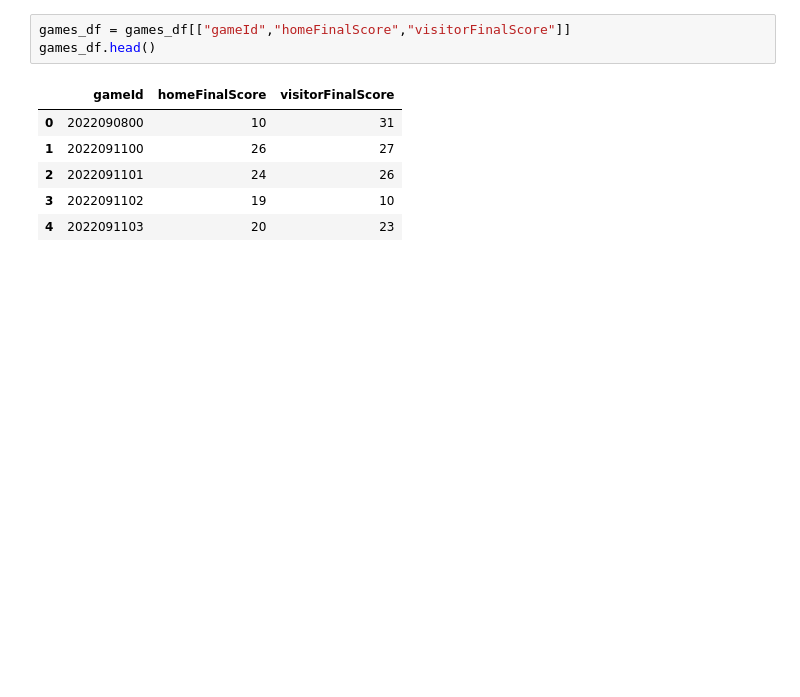
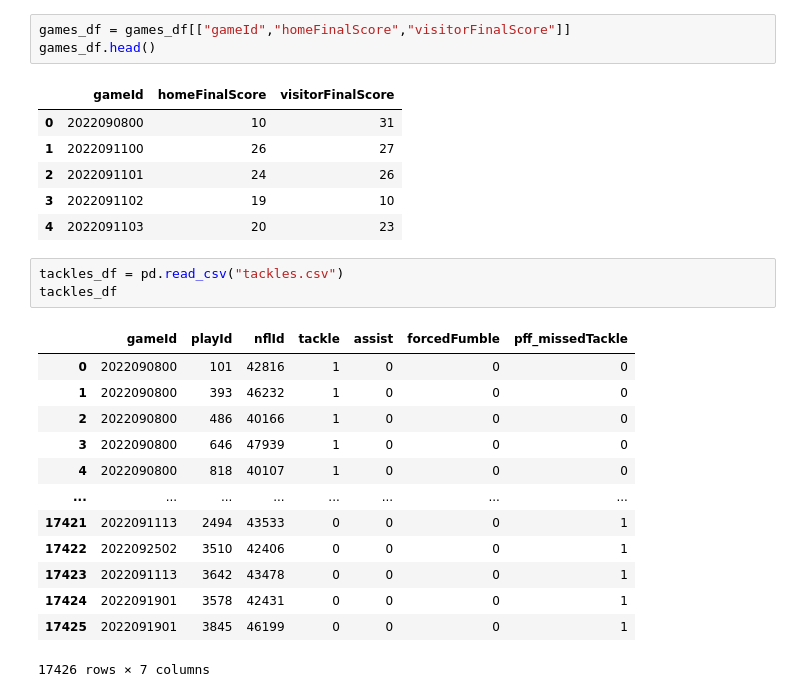
Before and after one commit to Srpboyz/NFLKaggle2024, a Jupyter notebook: main.ipynb, the cells around one changed output. Saved outputs shown, nothing was run; the diff lists cells and outputs as text; blank space fills up the shorter version.

Commit message:
Created df for tackles

```diff
--- a/main.ipynb
+++ b/main.ipynb
@@ -133,3 +112,20 @@ games_df.head()
 | 2 | 2022091101 | 24 | 26 |
 | 3 | 2022091102 | 19 | 10 |
 | 4 | 2022091103 | 20 | 23 |
+# %%
+tackles_df = pd.read_csv("tackles.csv")
+tackles_df
+# %% [output]
+|  | gameId | playId | nflId | tackle | assist | forcedFumble | pff_missedTackle |
+| 0 | 2022090800 | 101 | 42816 | 1 | 0 | 0 | 0 |
+| 1 | 2022090800 | 393 | 46232 | 1 | 0 | 0 | 0 |
+| 2 | 2022090800 | 486 | 40166 | 1 | 0 | 0 | 0 |
+| 3 | 2022090800 | 646 | 47939 | 1 | 0 | 0 | 0 |
+| 4 | 2022090800 | 818 | 40107 | 1 | 0 | 0 | 0 |
+| ... | ... | ... | ... | ... | ... | ... | ... |
+| 17421 | 2022091113 | 2494 | 43533 | 0 | 0 | 0 | 1 |
+| 17422 | 2022092502 | 3510 | 42406 | 0 | 0 | 0 | 1 |
+| 17423 | 2022091113 | 3642 | 43478 | 0 | 0 | 0 | 1 |
+| 17424 | 2022091901 | 3578 | 42431 | 0 | 0 | 0 | 1 |
+| 17425 | 2022091901 | 3845 | 46199 | 0 | 0 | 0 | 1 |
+17426 rows × 7 columns
```
Also changed, not shown: parts of 4 cells of this notebook.
